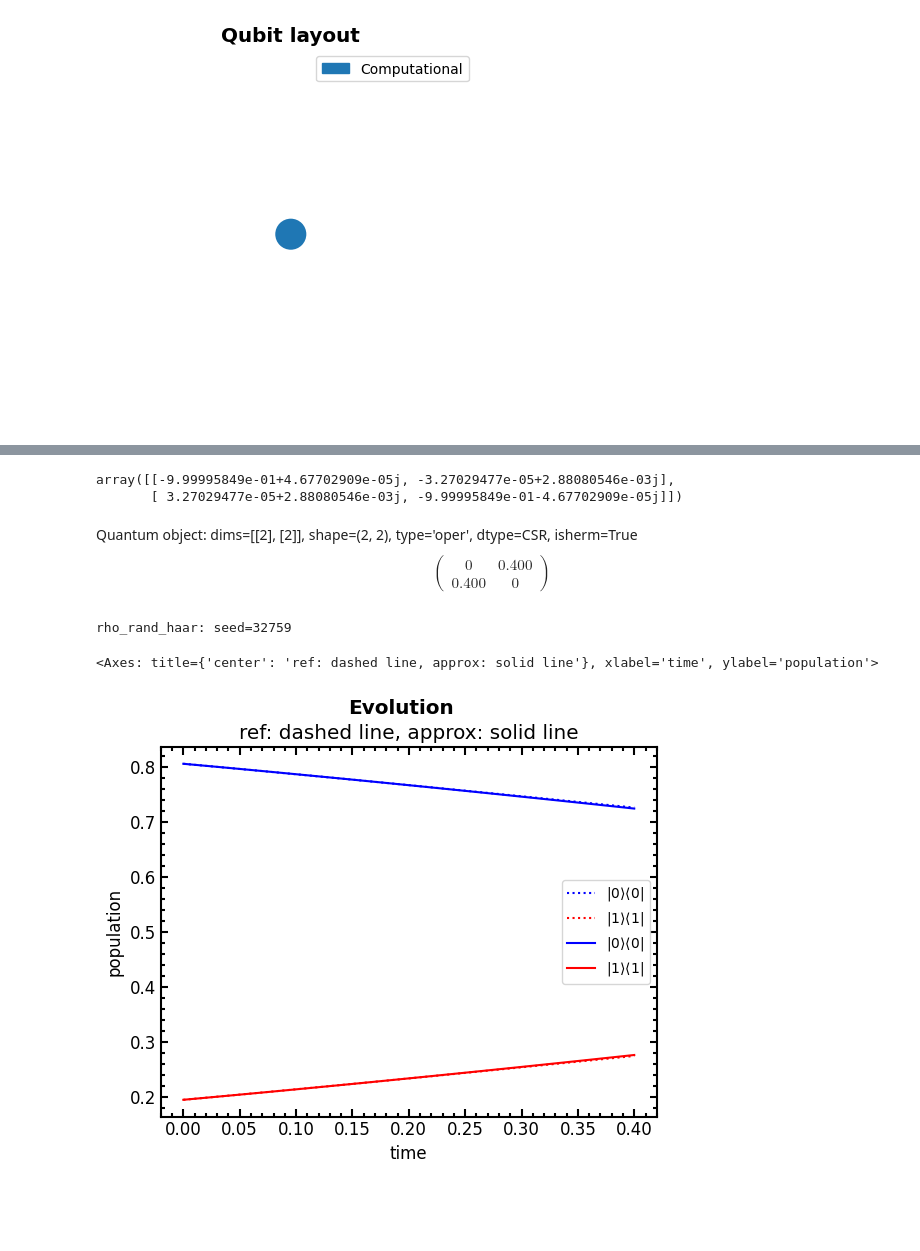
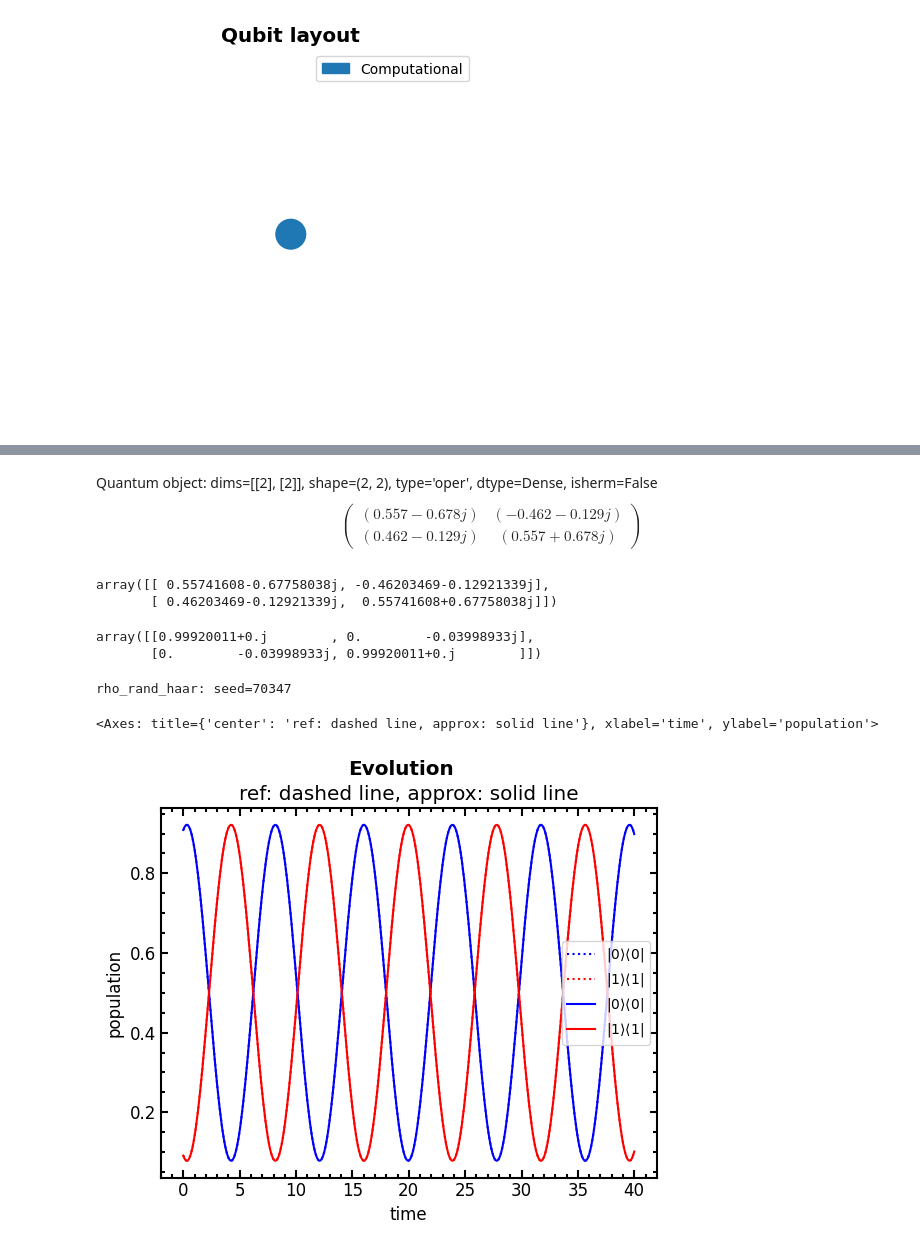
Before and after one commit to davidvrchen/quantum-channel-approximation, a Jupyter notebook: results/decay_one_qubit/ham.ipynb, the cells around one changed output, grey strips where cells are left out. Cells and saved outputs as stored; diff of their text form; code cells hidden in the pictures; blank space fills up the shorter version.

Commit message:
working on no decay ham training and noticed that unitary_fac(circuit)(theta_opt) does not produce a unitary matrix which is weird, need to look into that

```diff
--- a/results/decay_one_qubit/ham.ipynb
+++ b/results/decay_one_qubit/ham.ipynb
@@ -65,31 +63,39 @@ array([0.95755074, 0.90370778, 1.00348045, 1.        , 1.02322782,
 # %%
 from q_channel_approx.unitary_circuits import unitary_circuit_fac
 # %%
-ham = unitary_circuit_fac(qubits, operations, repeats=1, depth=10)(theta_opt)
-ham
+ham = unitary_circuit_fac(qubits, operations, repeats=1, depth=1)(theta_opt)
+import qutip as qt
+qt.Qobj(ham)
 # %% [output]
-array([[-9.99995849e-01+4.67702909e-05j, -3.27029477e-05+2.88080546e-03j],
-       [ 3.27029477e-05+2.88080546e-03j, -9.99995849e-01-4.67702909e-05j]])
+Quantum object: dims=[[2], [2]], shape=(2, 2), type='oper', dtype=Dense, isherm=False$$\left(\begin{array}{cc}(0.557-0.678j) & (-0.462-0.129j)\\(0.462-0.129j) & (0.557+0.678j)\end{array}\right)$$
+# %%
+ham
+# %% [output]
+array([[ 0.55741608-0.67758038j, -0.46203469-0.12921339j],
+       [ 0.46203469-0.12921339j,  0.55741608+0.67758038j]])
 # %%
 from q_channel_approx.physics_defns import create_hamiltonian
-create_hamiltonian(system)
+h = create_hamiltonian(system).full()
+import scipy as sc
+sc.linalg.expm((-1j) * 0.1 * h)
 # %% [output]
-Quantum object: dims=[[2], [2]], shape=(2, 2), type='oper', dtype=CSR, isherm=True$$\left(\begin{array}{cc}0 & 0.400\\0.400 & 0\end{array}\right)$$
+array([[0.99920011+0.j        , 0.        -0.03998933j],
+       [0.        -0.03998933j, 0.99920011+0.j        ]])
 # %%
 rho0 = rho_rand_haar(1)
 evolver = evolver_fac(circuit, theta_opt)
-rhos = evolver(40, rho0)
+rhos = evolver(400, rho0)
 
 Os = [O.full() for O in create_observables_comp_basis(1)]
 
 ess = measure_rhos(rhos, Os)
-rho_ref_s, ts = solve_lindblad_rho0(rho0, delta_t=0.01, N=40, s=system, jump_opers=jump_oper)
+rho_ref_s, ts = solve_lindblad_rho0(rho0, delta_t=0.1, N=400, s=system, jump_opers=[])
 e_ref_ss = measure_rhos([r.full() for r in rho_ref_s], Os)
 compare_ess((ts, ess, "approx"), (ts, e_ref_ss, "ref"), labels=comp_basis_labels(1))
 # %% [output]
-rho_rand_haar: seed=32759
+rho_rand_haar: seed=70347
 <Axes: title={'center': 'ref: dashed line, approx: solid line'}, xlabel='time', ylabel='population'>
-[figure, old version]
+[figure, new version]
 # %%
 plt.loglog(errors)
 # %% [output]
```
Also changed, not shown: parts of 4 cells of this notebook, 5 other files.
